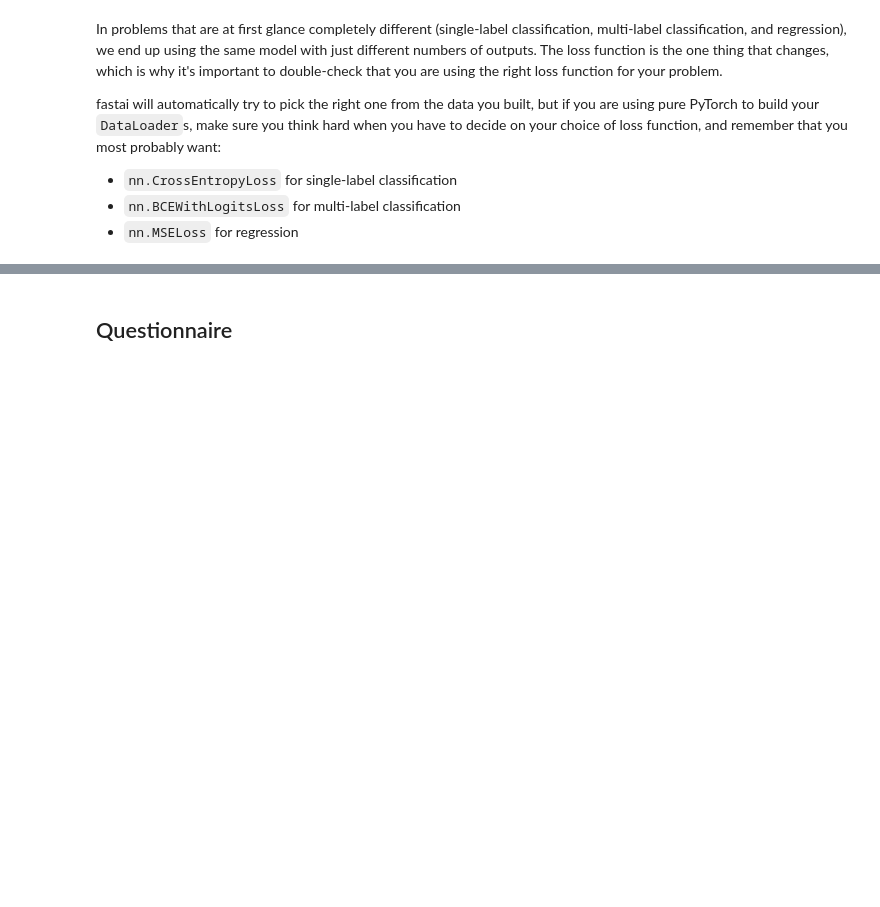
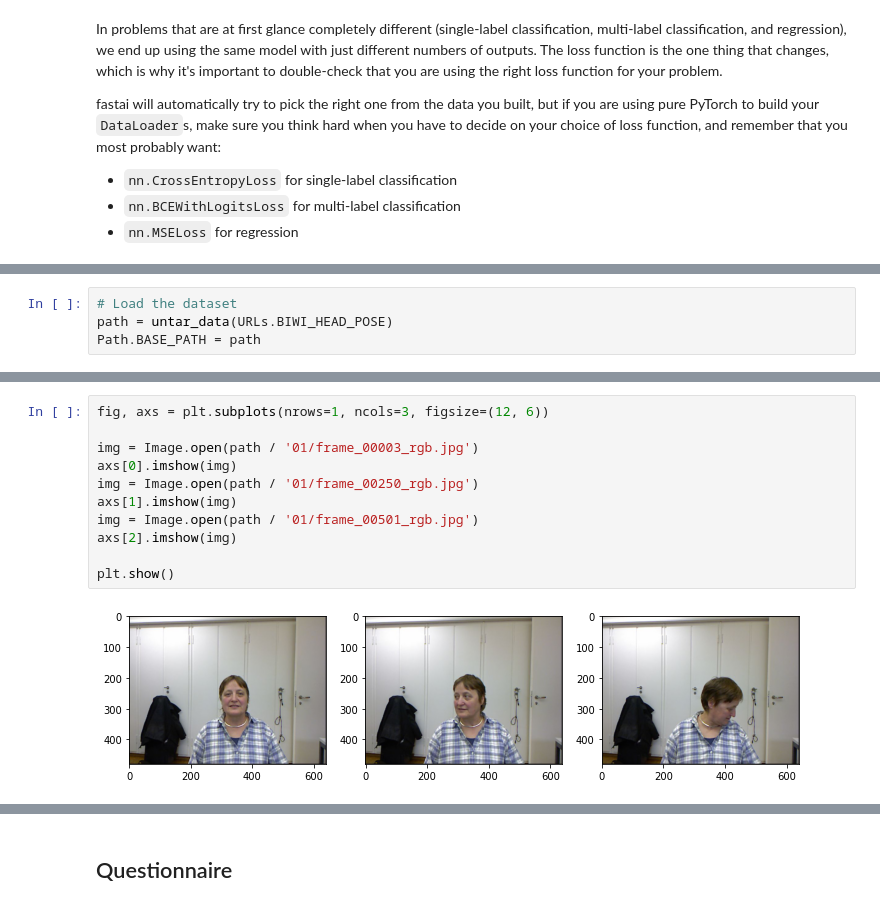
Before and after one commit to vtecftwy/fastbook, a Jupyter notebook: 06_multicat.ipynb, the cells around one changed output, grey strips where cells are left out. Saved outputs shown, nothing was run; the diff lists cells and outputs as text; blank space fills up the shorter version.

```diff
--- a/06_multicat.ipynb
+++ b/06_multicat.ipynb
@@ -613,0 +673,4 @@ fastai will automatically try to pick the right one from the data you built, but
+# %%
+# Load the dataset
+path = untar_data(URLs.BIWI_HEAD_POSE)
+Path.BASE_PATH = path
@@ -613,0 +787,13 @@ fastai will automatically try to pick the right one from the data you built, but
+# %%
+fig, axs = plt.subplots(nrows=1, ncols=3, figsize=(12, 6))
+
+img = Image.open(path / '01/frame_00003_rgb.jpg')
+axs[0].imshow(img)
+img = Image.open(path / '01/frame_00250_rgb.jpg')
+axs[1].imshow(img)
+img = Image.open(path / '01/frame_00501_rgb.jpg')
+axs[2].imshow(img)
+
+plt.show()
+# %% [output]
+[figure, added]
```
Also changed, not shown: parts of 32 cells of this notebook.
